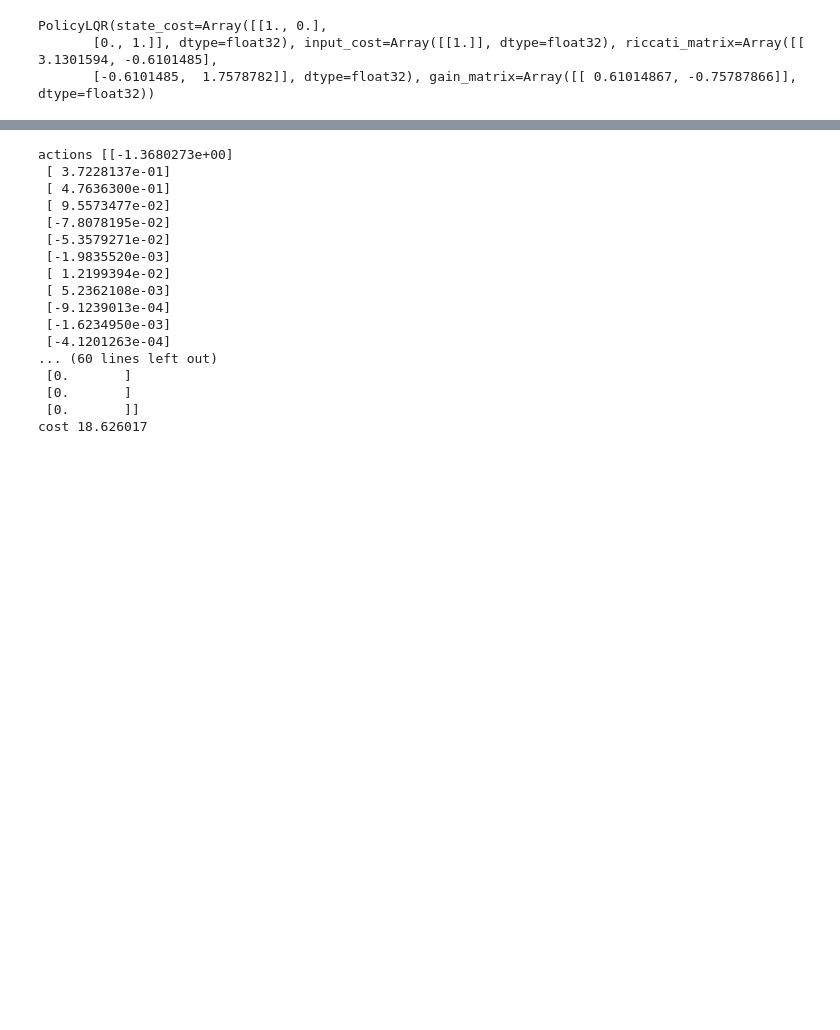
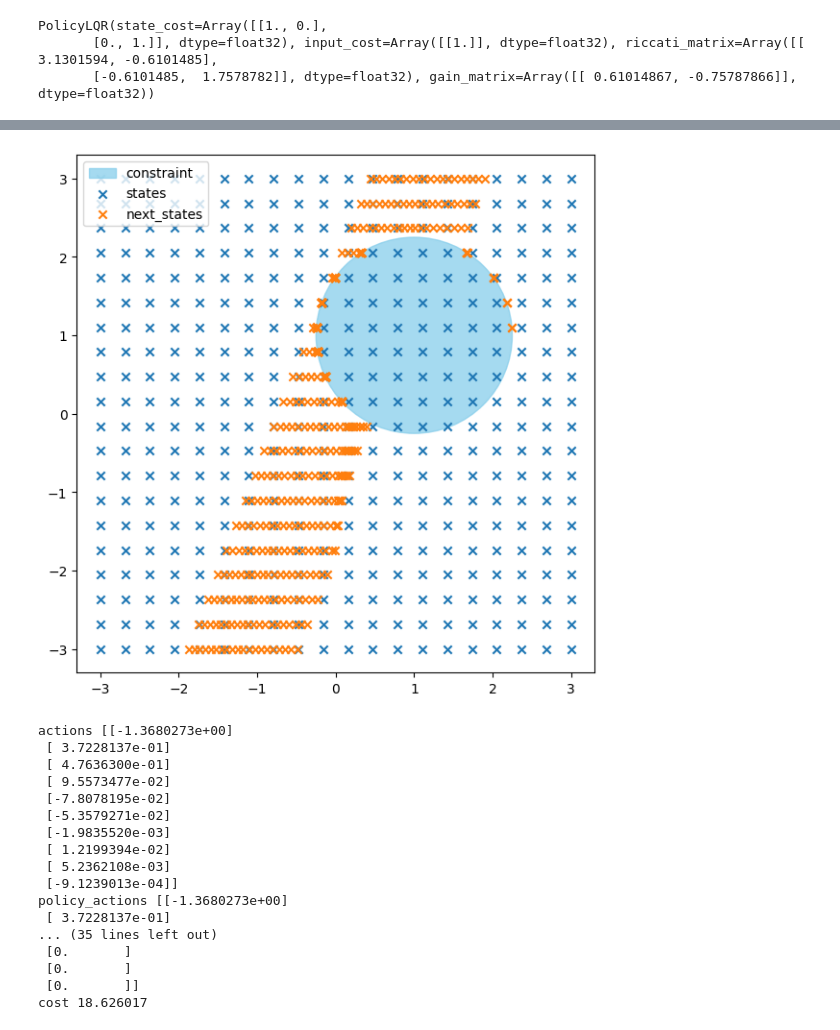
Before and after one commit to NicholasBehr/hcnn, a Jupyter notebook: notebooks/evolution-vectorfield.ipynb, the cells around one changed output, grey strips where cells are left out. Cells and saved outputs as stored; diff of their text form; code cells hidden in the pictures; blank space fills up the shorter version.

```diff
--- a/notebooks/evolution-vectorfield.ipynb
+++ b/notebooks/evolution-vectorfield.ipynb
@@ -57,3 +56,14 @@ plt.show()
+# %%
+fig, ax = plt.subplots(figsize=(7, 7), dpi=100)
+ax.set_aspect("equal")
+circle = plt.Circle(center, radius, color="skyblue", alpha=0.75, label="constraint")
+ax.add_artist(circle)
+plt.scatter(states[:, 0], states[:, 1], marker="x", label="states")
+plt.scatter(next_states[:, 0], next_states[:, 1], marker="x", label="next_states")
+plt.legend()
+plt.show()
+# %% [output]
+[figure, added]
 # %%
 from hcnn.optimization.problem_policy_deviation import ProblemPolicyDeviation
 from hcnn.optimization.solver_linearize import SolverLinearize
@@ -62,7 +72,7 @@ problem = ProblemPolicyDeviation.factory(
     system=system,
     policy=policy,
     constraint=constraint,
-    horizon=15,
+    horizon=10,
     rho=20,
 ).copy_with(initial_state=jnp.array([1.0, -1.0]))
 
@@ -80,10 +90,10 @@ actions [[-1.3680273e+00]
  [-1.9835520e-03]
  [ 1.2199394e-02]
  [ 5.2362108e-03]
- [-9.1239013e-04]
- [-1.6234950e-03]
- [-4.1201263e-04]
-... (60 lines left out)
+ [-9.1239013e-04]]
+policy_actions [[-1.3680273e+00]
+ [ 3.7228137e-01]
+... (35 lines left out)
  [0.       ]
  [0.       ]
  [0.       ]]
```
Also changed, not shown: parts of 4 cells of this notebook, 8 other files.
